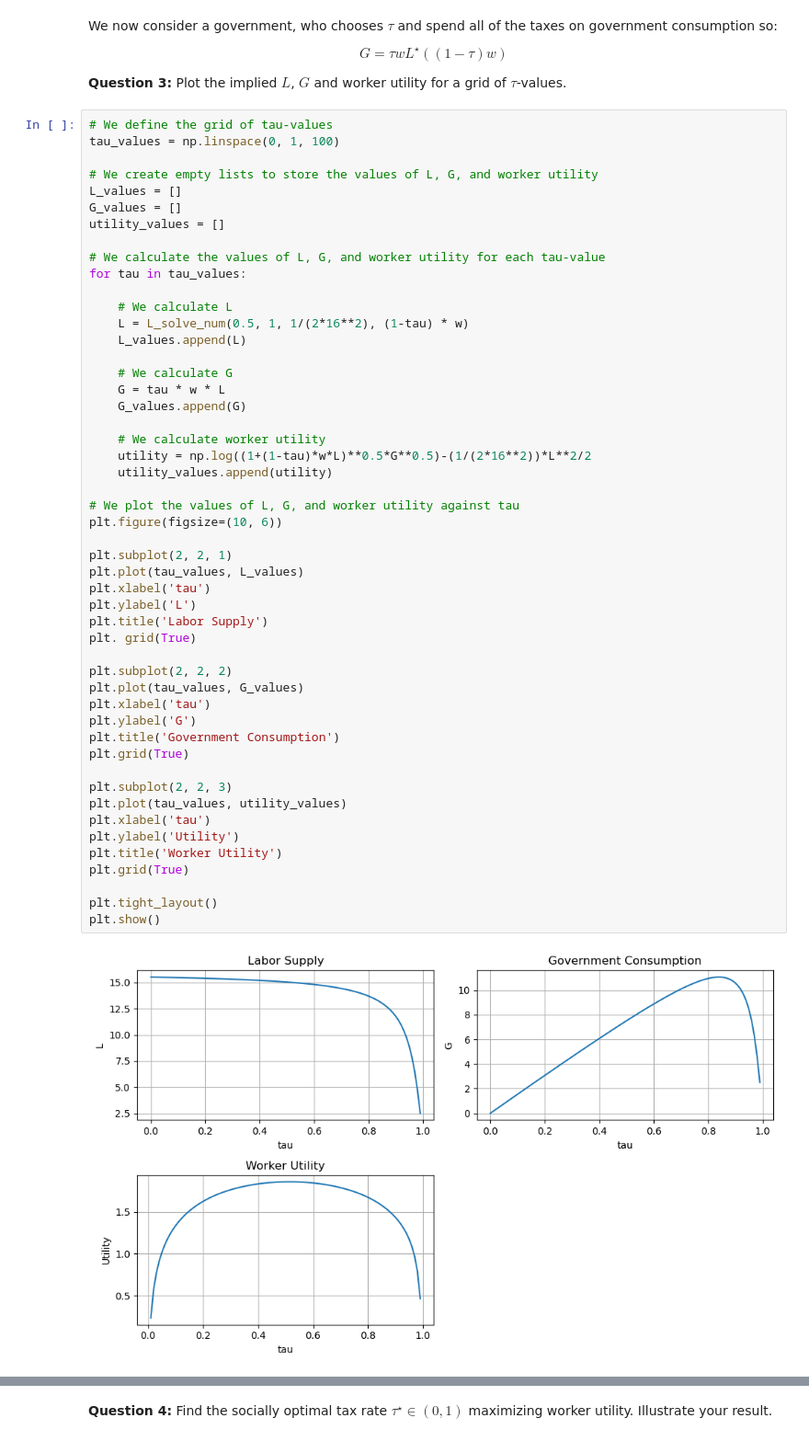
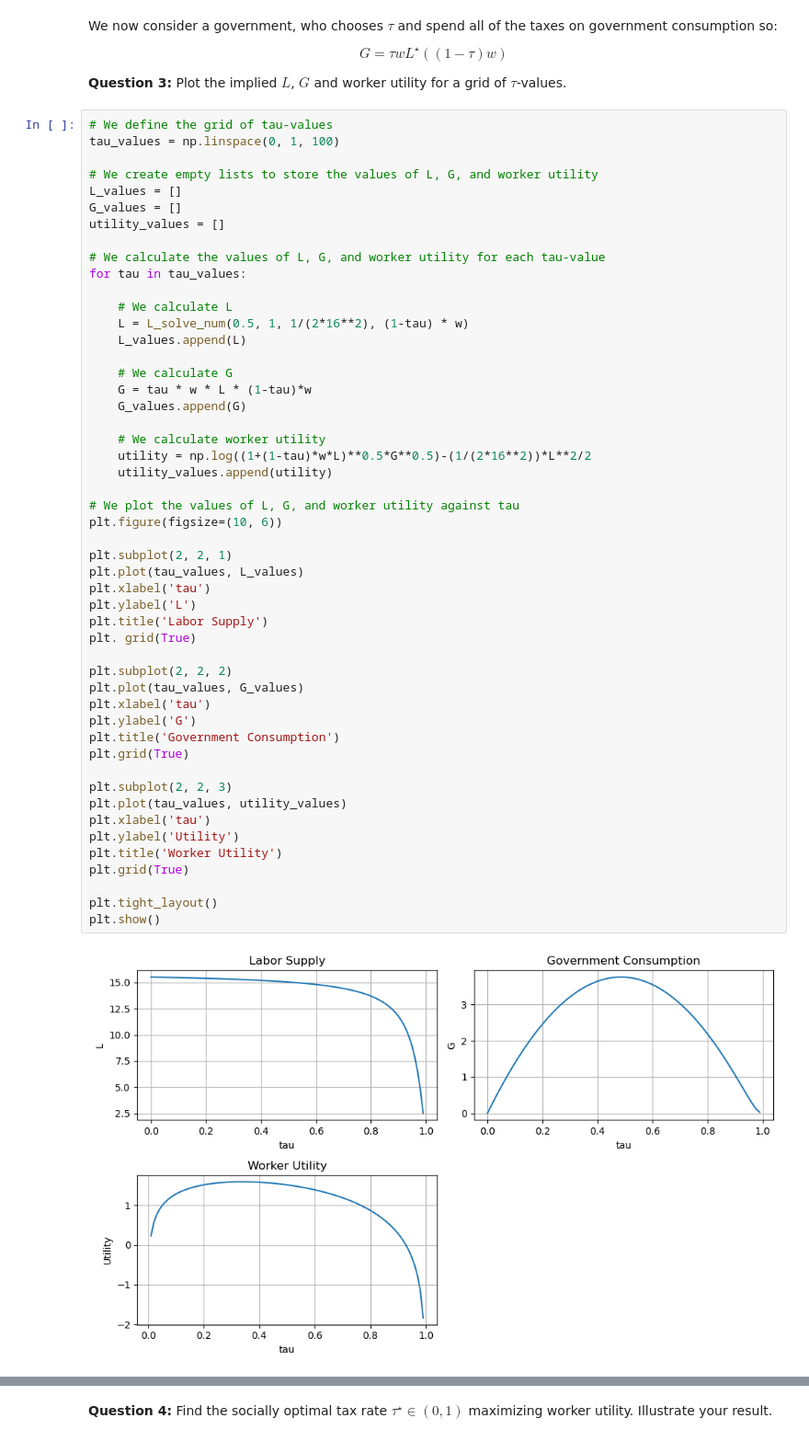
Before and after one commit to NumEconCopenhagen/projects-2023-joost-adam-og-frederik, a Jupyter notebook: examproject/Exam-2023-notebook.ipynb, the cells around one changed output, grey strips where cells are left out. Shown at 92% size. Drawn from its saved outputs; the diff is of its cells as text.

```diff
--- a/examproject/Exam-2023-notebook.ipynb
+++ b/examproject/Exam-2023-notebook.ipynb
@@ -158,38 +162,38 @@ for tau in tau_values:
     L_values.append(L)
 
     # We calculate G
-    G = tau * w * L
+    G = tau * w * L * (1-tau)*w
     G_values.append(G)
 
     # We calculate worker utility
     utility = np.log((1+(1-tau)*w*L)**0.5*G**0.5)-(1/(2*16**2))*L**2/2
     utility_values.append(utility)
 
 # We plot the values of L, G, and worker utility against tau
 plt.figure(figsize=(10, 6))
 
 plt.subplot(2, 2, 1)
 plt.plot(tau_values, L_values)
 plt.xlabel('tau')
 plt.ylabel('L')
 plt.title('Labor Supply')
 plt. grid(True)
 
 plt.subplot(2, 2, 2)
 plt.plot(tau_values, G_values)
 plt.xlabel('tau')
 plt.ylabel('G')
 plt.title('Government Consumption')
 plt.grid(True)
 
 plt.subplot(2, 2, 3)
 plt.plot(tau_values, utility_values)
 plt.xlabel('tau')
 plt.ylabel('Utility')
 plt.title('Worker Utility')
 plt.grid(True)
 
 plt.tight_layout()
 plt.show()
 # %% [output]
-[figure, old version]
+[figure, new version]
```
Also changed, not shown: parts of 14 cells of this notebook.
